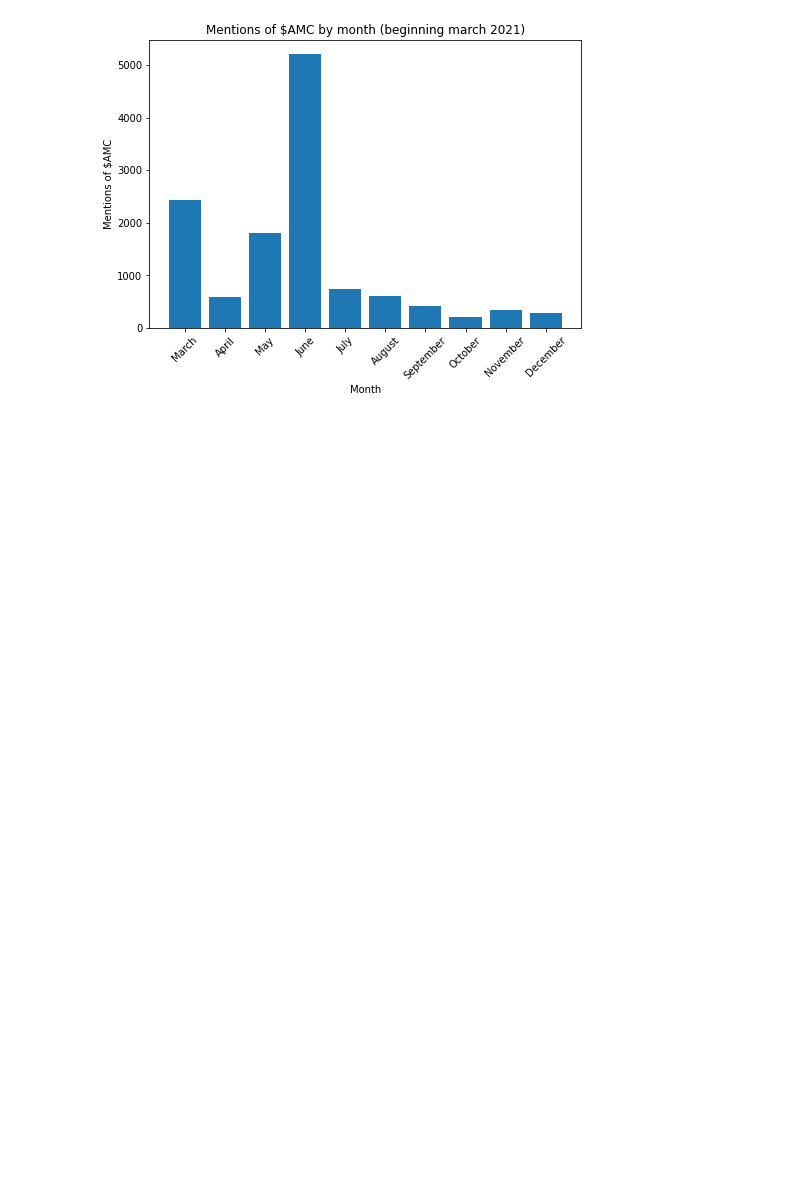
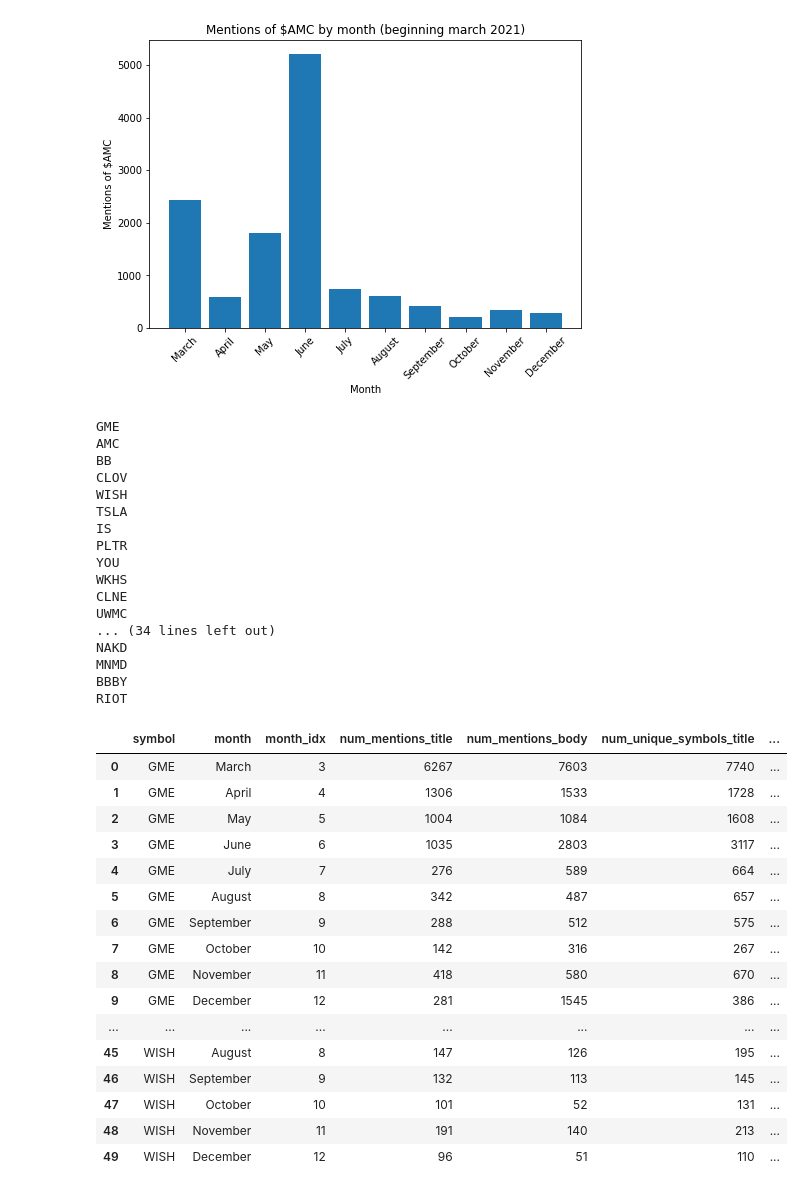
Before and after one commit to ChristopheBrown/sm-ml, a Jupyter notebook: reddit-sandbox.ipynb, the cells around one changed output. Drawn from its saved outputs; the diff is of its cells as text; code cells hidden in the pictures; blank space fills up the shorter version.

```diff
--- a/reddit-sandbox.ipynb
+++ b/reddit-sandbox.ipynb
@@ -150,0 +256,67 @@ plt.show()
+# %%
+# Sum all data by month and create our complete dataframe
+top_N, df_N = get_top_N_stocks(df, N=50)
+wsb_data = get_stock_pcts_and_mentions(top_N, df_N)
+
+column_names = ['symbol',
+                'month',
+                'month_idx',
+                'num_mentions_title',
+                'num_mentions_body',
+                'num_unique_symbols_title',
+                'num_unique_symbols_body',
+                'length_title',
+                'length_body']
+
+aggregate_df = pd.DataFrame(columns = column_names)
+
+for symbol in wsb_data.keys():
+    for month in list(months.keys())[2:]:
+        # r/WallStreetBets post data
+        series = df_50[(df_N.symbol == symbol) & (df_N.month == months[month])].sum(axis='rows', numeric_only=True)[1:]
+        series = pd.Series([symbol, month, months[month]], ['symbol', 'month', 'month_idx']).append(series)
+
+        # r/WallStreetBets mentions
+        series = pd.Series([wsb_data[symbol]['mentions'][months[month]-1]], ['num_unique_posts']).append(series)
+
+        # Percent increase/decrease of the monthly stock price since the previous month
+        series = pd.Series([wsb_data[symbol]['pcts'][months[month]-1]], ['next_month_price_pct_change']).append(series)
+
+        aggregate_df = aggregate_df.append(series, ignore_index=True)
+
+aggregate_df[0:50]
+# %% [output]
+GME
+AMC
+BB
+CLOV
+WISH
+TSLA
+IS
+PLTR
+YOU
+WKHS
+CLNE
+UWMC
+... (34 lines left out)
+NAKD
+MNMD
+BBBY
+RIOT
+|  | symbol | month | month_idx | num_mentions_title | num_mentions_body | num_unique_symbols_title | ... |
+| 0 | GME | March | 3 | 6267 | 7603 | 7740 | ... |
+| 1 | GME | April | 4 | 1306 | 1533 | 1728 | ... |
+| 2 | GME | May | 5 | 1004 | 1084 | 1608 | ... |
+| 3 | GME | June | 6 | 1035 | 2803 | 3117 | ... |
+| 4 | GME | July | 7 | 276 | 589 | 664 | ... |
+| 5 | GME | August | 8 | 342 | 487 | 657 | ... |
+| 6 | GME | September | 9 | 288 | 512 | 575 | ... |
+| 7 | GME | October | 10 | 142 | 316 | 267 | ... |
+| 8 | GME | November | 11 | 418 | 580 | 670 | ... |
+| 9 | GME | December | 12 | 281 | 1545 | 386 | ... |
+| ... | ... | ... | ... | ... | ... | ... | ... |
+| 45 | WISH | August | 8 | 147 | 126 | 195 | ... |
+| 46 | WISH | September | 9 | 132 | 113 | 145 | ... |
+| 47 | WISH | October | 10 | 101 | 52 | 131 | ... |
+| 48 | WISH | November | 11 | 191 | 140 | 213 | ... |
+| 49 | WISH | December | 12 | 96 | 51 | 110 | ... |
```
Also changed, not shown: parts of 8 cells of this notebook.
